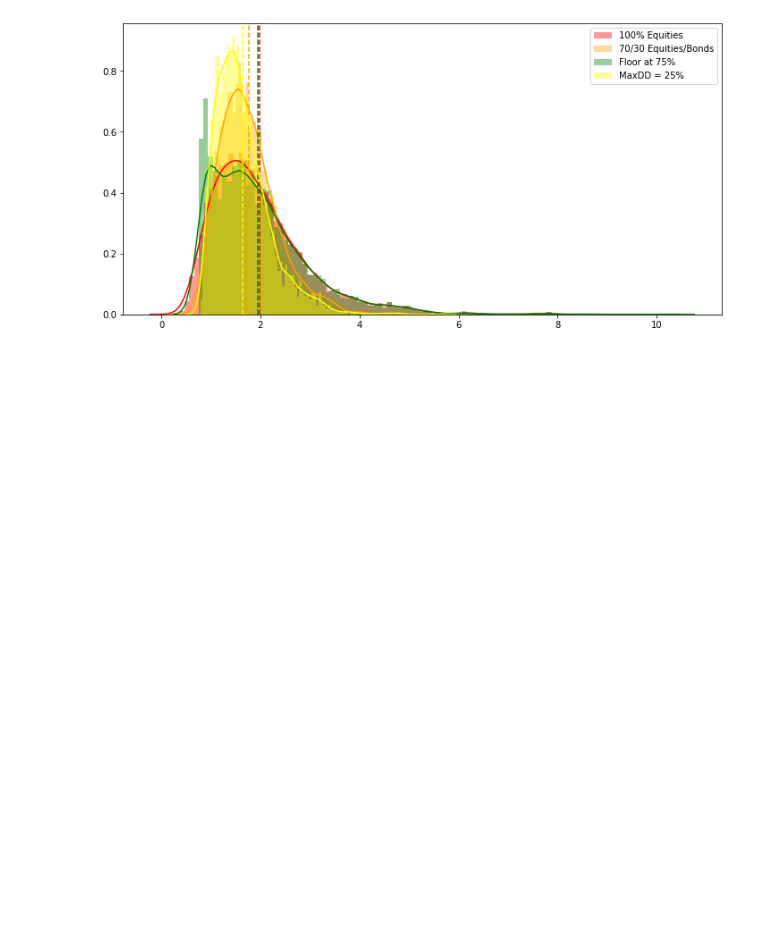
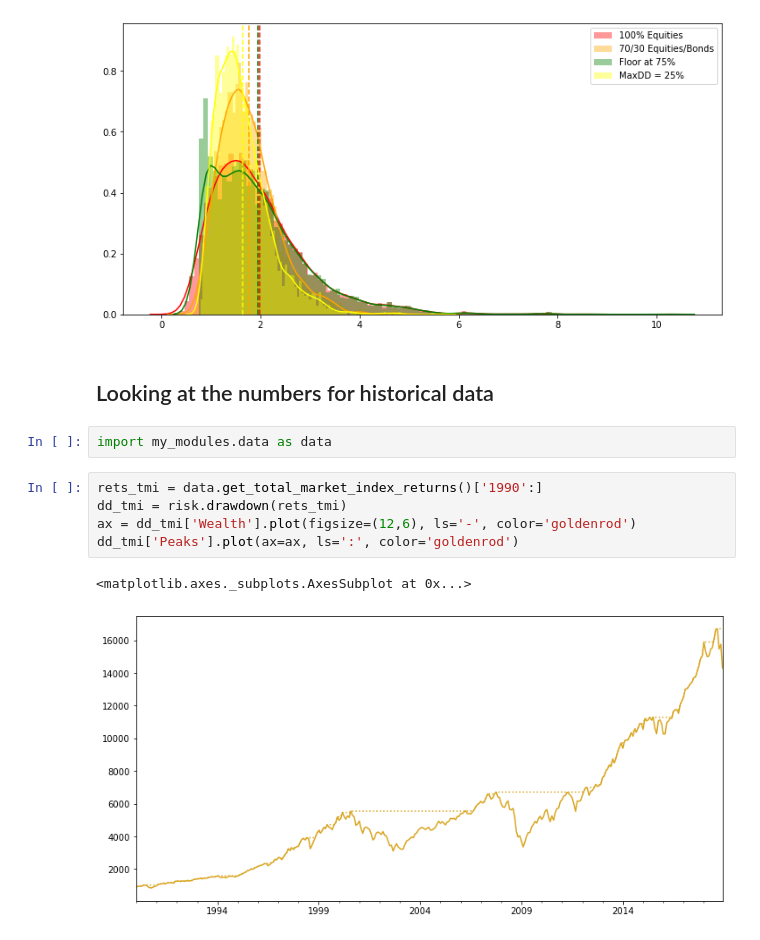
Before and after one commit to hoestlund/investment_management, a Jupyter notebook: 1/406_dynamic_risk_budgeting.ipynb, the cells around one changed output. Drawn from its saved outputs; the diff is of its cells as text; blank space fills up the shorter version.

```diff
--- a/1/406_dynamic_risk_budgeting.ipynb
+++ b/1/406_dynamic_risk_budgeting.ipynb
@@ -198,3 +198,15 @@ plt.axvline(tv_rets_maxdd25.mean(), ls="--", color="yellow")
 plt.legend();
 # %% [output]
 [figure]
+# %% [markdown]
+## Looking at the numbers for historical data
+# %%
+import my_modules.data as data
+# %%
+rets_tmi = data.get_total_market_index_returns()['1990':]
+dd_tmi = risk.drawdown(rets_tmi)
+ax = dd_tmi['Wealth'].plot(figsize=(12,6), ls='-', color='goldenrod')
+dd_tmi['Peaks'].plot(ax=ax, ls=':', color='goldenrod')
+# %% [output]
+<matplotlib.axes._subplots.AxesSubplot at 0x...>
+[figure, added]
```
Also changed, not shown: parts of 1 cell of this notebook, 1 other file.
